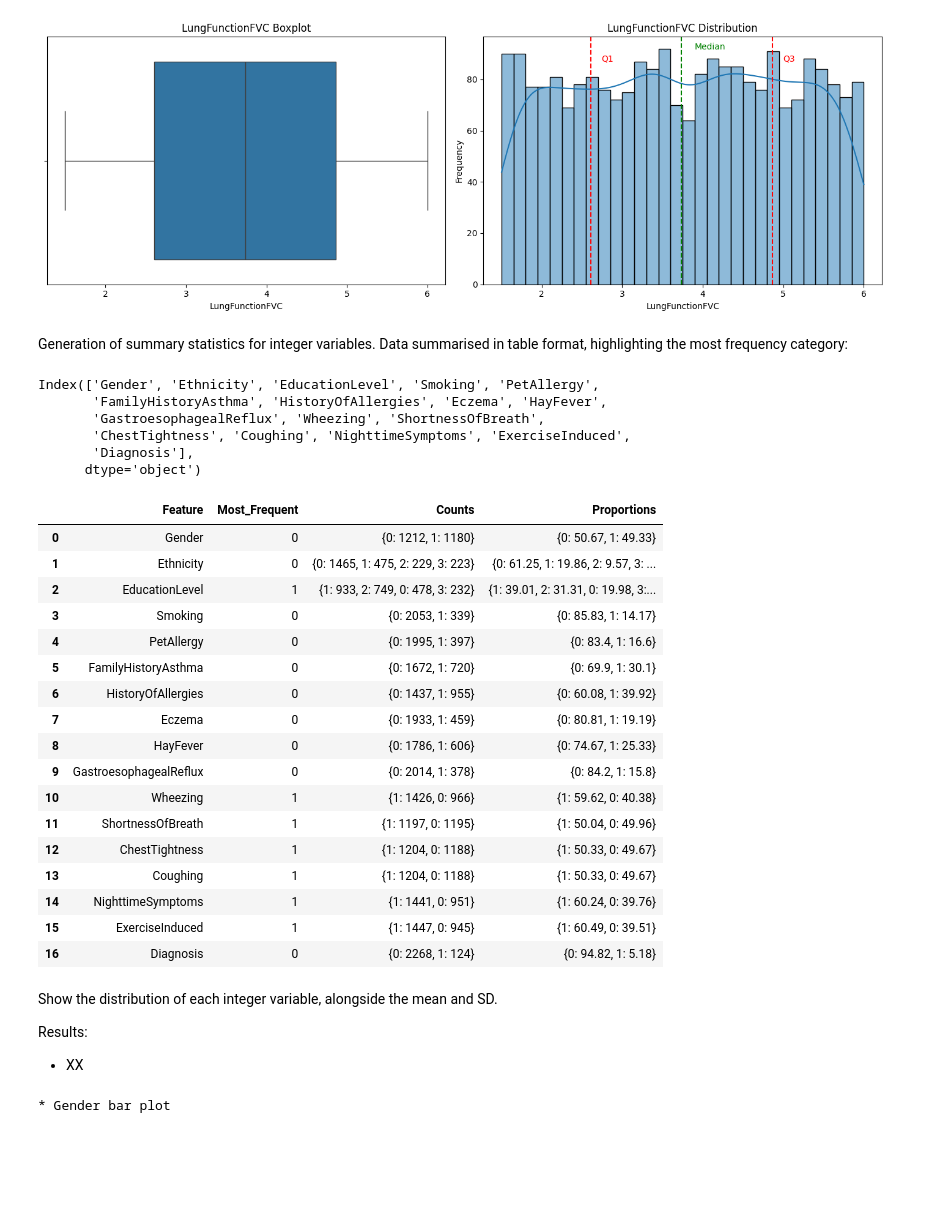
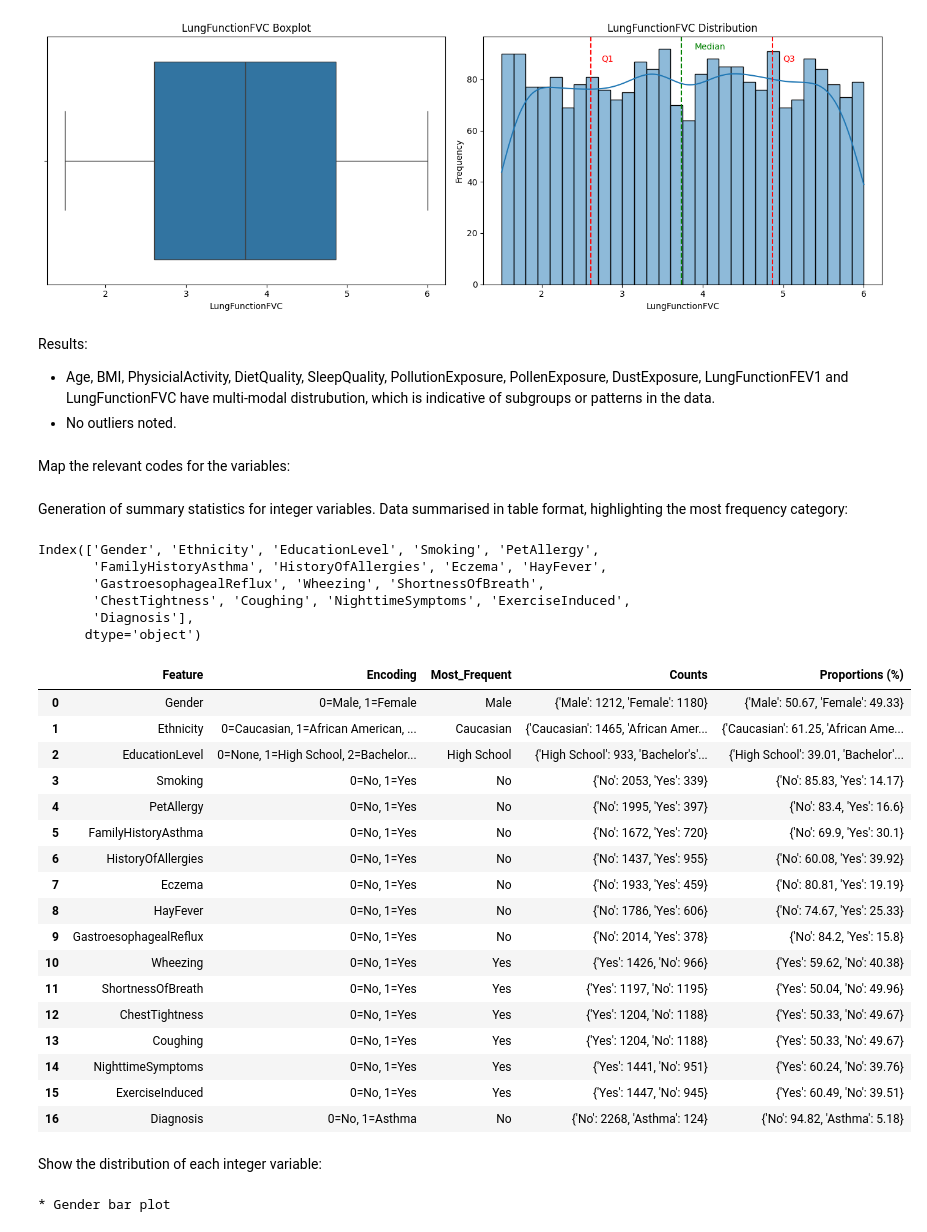
Before and after one commit to CodingLL25/AsthmaBurden, a Jupyter notebook: jupyter_notebooks/02_DataCleaning.ipynb, the cells around one changed output. Saved outputs shown, nothing was run; the diff lists cells and outputs as text; code cells hidden in the pictures; blank space fills up the shorter version.

Commit message:
Add summary statistics for all variables and create data exploration notebook

```diff
--- a/jupyter_notebooks/02_DataCleaning.ipynb
+++ b/jupyter_notebooks/02_DataCleaning.ipynb
@@ -245,3 +238,10 @@ for col in float_cols:
 [figure]
 [figure]
 [figure]
+# %% [markdown]
+
+Results:
+- Age, BMI, PhysicialActivity, DietQuality, SleepQuality, PollutionExposure, PollenExposure, DustExposure, LungFunctionFEV1 and LungFunctionFVC have multi-modal distrubution, which is indicative of subgroups or patterns in the data.
+- No outliers noted.
+# %% [markdown]
+Map the relevant codes for the variables:
@@ -250,50 +283,60 @@ Generation of summary statistics for integer variables. Data summarised in table
 # %%
 int_cols = df.select_dtypes(include=["int"]).columns
 int_cols = int_cols.drop("PatientID")
 
 print(int_cols)
 
 int_categorical = int_cols
 summary = []
 
+
 for col in int_categorical:
     counts = df[col].value_counts()
-    most_freq = counts.idxmax()
-    prop = (counts / counts.sum() * 100).round(2).to_dict()
-    summary.append({"Feature": col, "Most_Frequent": most_freq, "Counts": counts.to_dict(), "Proportions": prop})
+    prop = (counts / counts.sum() * 100).round(2)
+
+    mapping = encoding_maps.get(col, {})
+
+    counts_labeled = {mapping.get(k, k): v for k, v in counts.to_dict().items()}
+    prop_labeled = {mapping.get(k, k): v for k, v in prop.to_dict().items()}
+    most_freq = mapping.get(counts.idxmax(), counts.idxmax())
+
+    summary.append({
+        "Feature": col,
+        "Encoding": ", ".join([f"{k}={v}" for k, v in mapping.items()]) if mapping else "Numeric",
+        "Most_Frequent": most_freq,
+        "Counts": counts_labeled,
+        "Proportions (%)": prop_labeled
+    })
 
 summary_df = pd.DataFrame(summary)
 summary_df
 # %% [output]
 Index(['Gender', 'Ethnicity', 'EducationLevel', 'Smoking', 'PetAllergy',
        'FamilyHistoryAsthma', 'HistoryOfAllergies', 'Eczema', 'HayFever',
        'GastroesophagealReflux', 'Wheezing', 'ShortnessOfBreath',
        'ChestTightness', 'Coughing', 'NighttimeSymptoms', 'ExerciseInduced',
        'Diagnosis'],
       dtype='object')
-|  | Feature | Most_Frequent | Counts | Proportions |
-| 0 | Gender | 0 | {0: 1212, 1: 1180} | {0: 50.67, 1: 49.33} |
-| 1 | Ethnicity | 0 | {0: 1465, 1: 475, 2: 229, 3: 223} | {0: 61.25, 1: 19.86, 2: 9.57, 3: ... |
-| 2 | EducationLevel | 1 | {1: 933, 2: 749, 0: 478, 3: 232} | {1: 39.01, 2: 31.31, 0: 19.98, 3:... |
-| 3 | Smoking | 0 | {0: 2053, 1: 339} | {0: 85.83, 1: 14.17} |
-| 4 | PetAllergy | 0 | {0: 1995, 1: 397} | {0: 83.4, 1: 16.6} |
-| 5 | FamilyHistoryAsthma | 0 | {0: 1672, 1: 720} | {0: 69.9, 1: 30.1} |
-| 6 | HistoryOfAllergies | 0 | {0: 1437, 1: 955} | {0: 60.08, 1: 39.92} |
-| 7 | Eczema | 0 | {0: 1933, 1: 459} | {0: 80.81, 1: 19.19} |
-| 8 | HayFever | 0 | {0: 1786, 1: 606} | {0: 74.67, 1: 25.33} |
-| 9 | GastroesophagealReflux | 0 | {0: 2014, 1: 378} | {0: 84.2, 1: 15.8} |
-| 10 | Wheezing | 1 | {1: 1426, 0: 966} | {1: 59.62, 0: 40.38} |
-| 11 | ShortnessOfBreath | 1 | {1: 1197, 0: 1195} | {1: 50.04, 0: 49.96} |
-| 12 | ChestTightness | 1 | {1: 1204, 0: 1188} | {1: 50.33, 0: 49.67} |
-| 13 | Coughing | 1 | {1: 1204, 0: 1188} | {1: 50.33, 0: 49.67} |
-| 14 | NighttimeSymptoms | 1 | {1: 1441, 0: 951} | {1: 60.24, 0: 39.76} |
-| 15 | ExerciseInduced | 1 | {1: 1447, 0: 945} | {1: 60.49, 0: 39.51} |
-| 16 | Diagnosis | 0 | {0: 2268, 1: 124} | {0: 94.82, 1: 5.18} |
+|  | Feature | Encoding | Most_Frequent | Counts | Proportions (%) |
+| 0 | Gender | 0=Male, 1=Female | Male | {'Male': 1212, 'Female': 1180} | {'Male': 50.67, 'Female': 49.33} |
+| 1 | Ethnicity | 0=Caucasian, 1=African American, ... | Caucasian | {'Caucasian': 1465, 'African Amer... | {'Caucasian': 61.25, 'African Ame... |
+| 2 | EducationLevel | 0=None, 1=High School, 2=Bachelor... | High School | {'High School': 933, 'Bachelor's'... | {'High School': 39.01, 'Bachelor'... |
+| 3 | Smoking | 0=No, 1=Yes | No | {'No': 2053, 'Yes': 339} | {'No': 85.83, 'Yes': 14.17} |
+| 4 | PetAllergy | 0=No, 1=Yes | No | {'No': 1995, 'Yes': 397} | {'No': 83.4, 'Yes': 16.6} |
+| 5 | FamilyHistoryAsthma | 0=No, 1=Yes | No | {'No': 1672, 'Yes': 720} | {'No': 69.9, 'Yes': 30.1} |
+| 6 | HistoryOfAllergies | 0=No, 1=Yes | No | {'No': 1437, 'Yes': 955} | {'No': 60.08, 'Yes': 39.92} |
+| 7 | Eczema | 0=No, 1=Yes | No | {'No': 1933, 'Yes': 459} | {'No': 80.81, 'Yes': 19.19} |
+| 8 | HayFever | 0=No, 1=Yes | No | {'No': 1786, 'Yes': 606} | {'No': 74.67, 'Yes': 25.33} |
+| 9 | GastroesophagealReflux | 0=No, 1=Yes | No | {'No': 2014, 'Yes': 378} | {'No': 84.2, 'Yes': 15.8} |
+| 10 | Wheezing | 0=No, 1=Yes | Yes | {'Yes': 1426, 'No': 966} | {'Yes': 59.62, 'No': 40.38} |
+| 11 | ShortnessOfBreath | 0=No, 1=Yes | Yes | {'Yes': 1197, 'No': 1195} | {'Yes': 50.04, 'No': 49.96} |
+| 12 | ChestTightness | 0=No, 1=Yes | Yes | {'Yes': 1204, 'No': 1188} | {'Yes': 50.33, 'No': 49.67} |
+| 13 | Coughing | 0=No, 1=Yes | Yes | {'Yes': 1204, 'No': 1188} | {'Yes': 50.33, 'No': 49.67} |
+| 14 | NighttimeSymptoms | 0=No, 1=Yes | Yes | {'Yes': 1441, 'No': 951} | {'Yes': 60.24, 'No': 39.76} |
+| 15 | ExerciseInduced | 0=No, 1=Yes | Yes | {'Yes': 1447, 'No': 945} | {'Yes': 60.49, 'No': 39.51} |
+| 16 | Diagnosis | 0=No, 1=Asthma | No | {'No': 2268, 'Asthma': 124} | {'No': 94.82, 'Asthma': 5.18} |
 # %% [markdown]
-Show the distribution of each integer variable, alongside the mean and SD.
-
-Results:
-- XX
+Show the distribution of each integer variable:
 # %%
 for col in df.select_dtypes(include='int').columns.drop('PatientID'):
     df.value_counts(col).plot(kind='bar', figsize=(10, 3))
```
Also changed, not shown: parts of 12 cells of this notebook, 3 other files.
